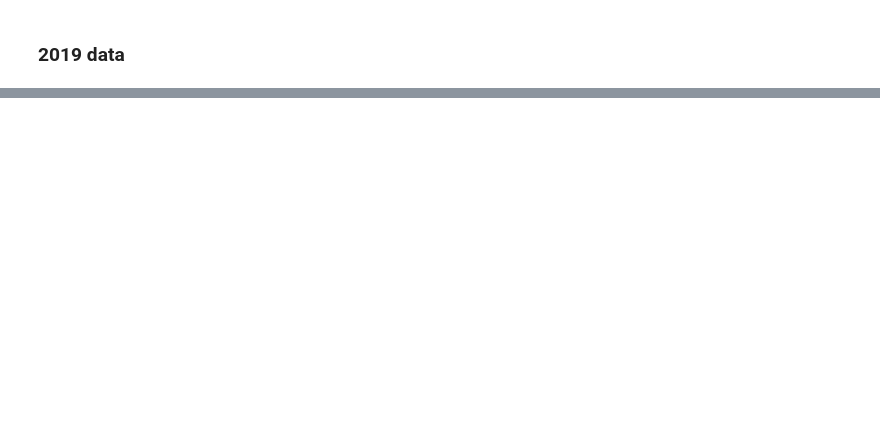
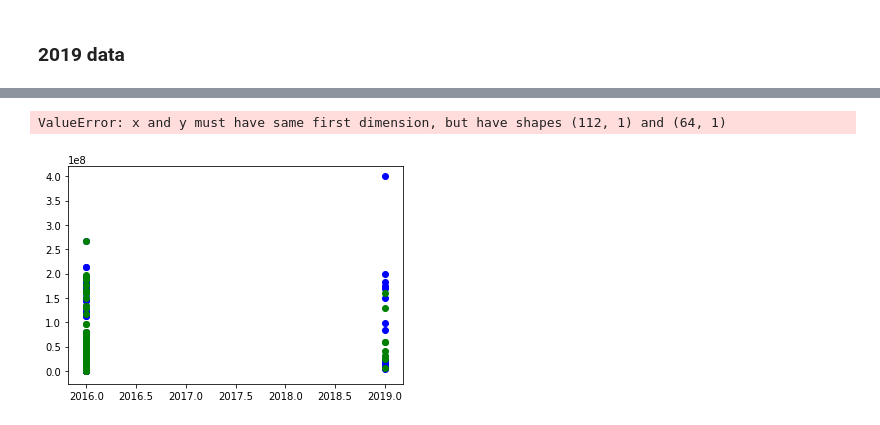
Before and after one commit to xuelianzhang8888/131-group-project, a Jupyter notebook: data set.ipynb, the cells around one changed output, grey strips where cells are left out. Saved outputs shown, nothing was run; the diff lists cells and outputs as text; code cells hidden in the pictures; blank space fills up the shorter version.

```diff
--- a/data set.ipynb
+++ b/data set.ipynb
@@ -368,0 +292,24 @@ Text(0.5, 1.0, 'Gross by year and binary')
+# %%
+ # load data set
+budget_total = budget_total.dropna(how = 'any')
+pass_X = budget_total[budget_total['binary']== 'PASS'].year.values.reshape(-1, 1)  # values converts it into a numpy array
+pass_Y = budget_total[budget_total['binary']== 'PASS'].budget_2019.values.reshape(-1, 1)  # -1 means that calculate the dimension of rows, but have 1 column
+
+fail_X = budget_total[budget_total['binary']== 'FAIL'].year.values.reshape(-1, 1)  # values converts it into a numpy array
+fail_Y = budget_total[budget_total['binary']== 'FAIL'].budget_2019.values.reshape(-1, 1)
+
+linear_regressor = LinearRegression()  # create object for the class
+linear_regressor.fit(pass_X, pass_Y)  # perform linear regression
+pass_Y_pred = linear_regressor.predict(pass_X)
+linear_regressor.fit(fail_X, fail_Y)
+pass_Y_pred = linear_regressor.predict(fail_X)
+plt.scatter(pass_X, pass_Y,color="blue")
+plt.scatter(fail_X,fail_Y,color="green")
+plt.plot(pass_X, pass_Y_pred, color='blue',label="pass")
+plt.plot(fail_X, fail_Y_pred, color='blue',label="fail")
+plt.legend()
+plt.title("Budget by year")
+plt.show()
+# %% [output]
+ValueError: x and y must have same first dimension, but have shapes (112, 1) and (64, 1)
+[figure, added]
```
Also changed, not shown: parts of 35 cells of this notebook.
